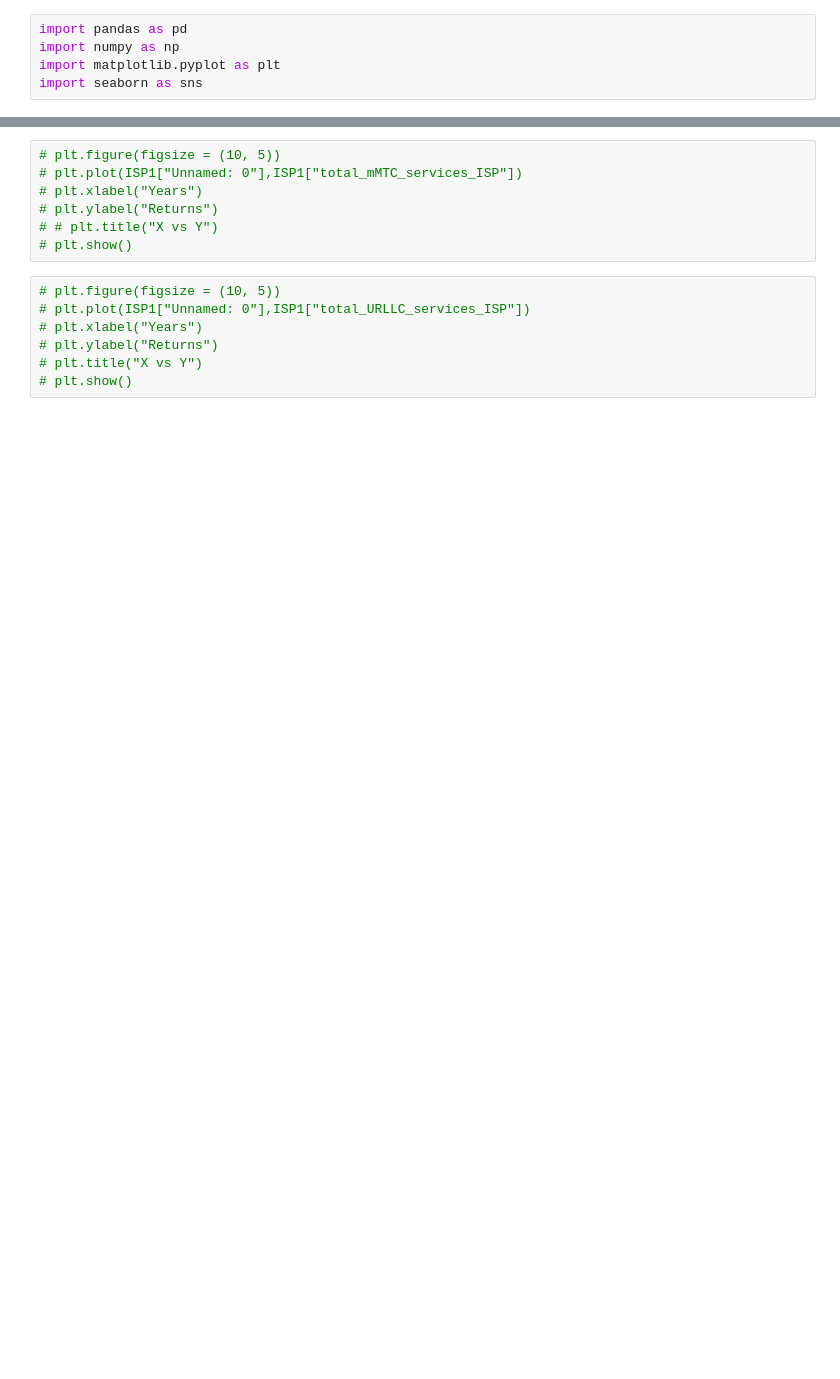
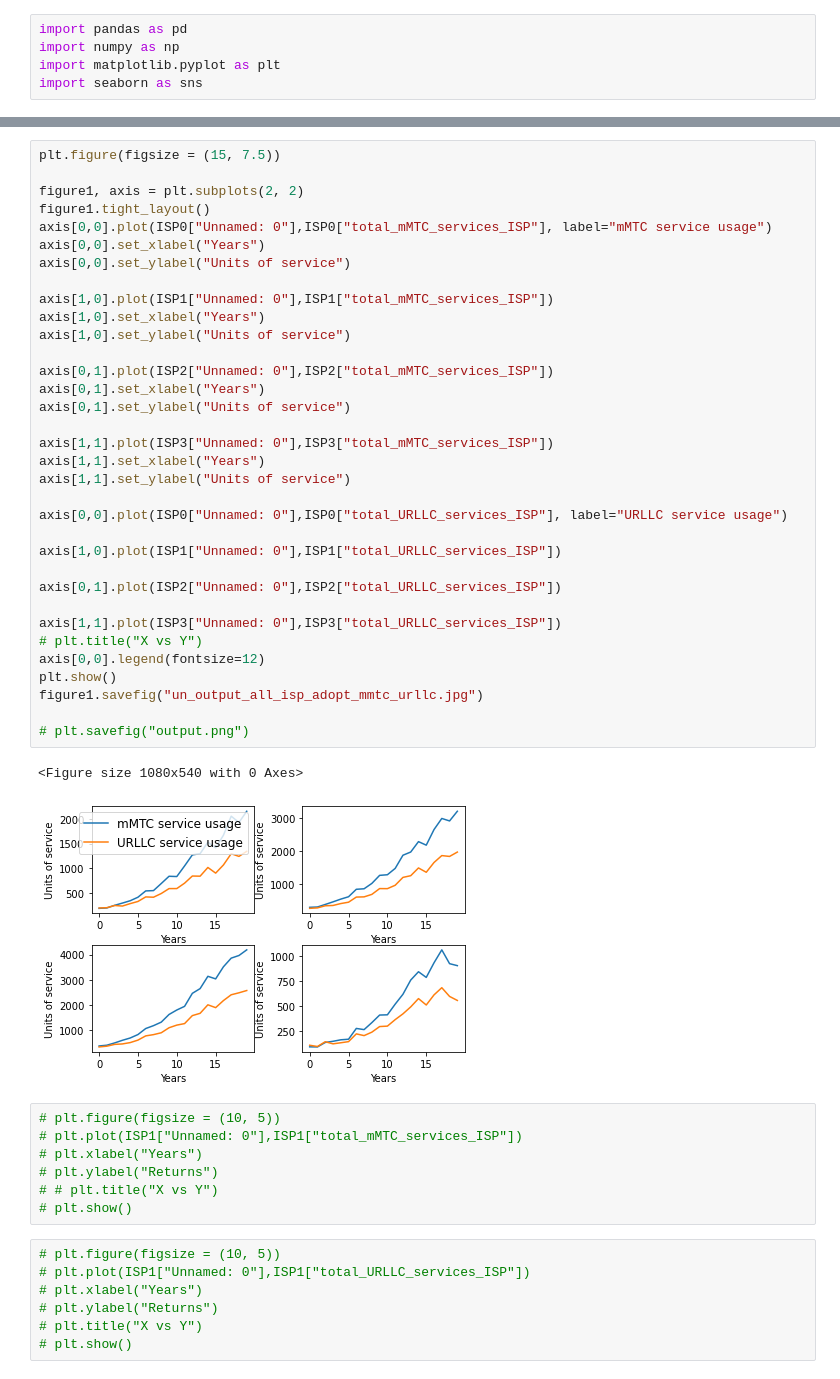
Before and after one commit to frenzytejask98/Thesis, a Jupyter notebook: Viz.ipynb, the cells around one changed output, grey strips where cells are left out. Saved outputs shown, nothing was run; the diff lists cells and outputs as text; blank space fills up the shorter version.

```diff
--- a/Viz.ipynb
+++ b/Viz.ipynb
@@ -103,3 +221,40 @@ figure1.savefig("output_all_isp_adopt.jpg")
+# %%
+plt.figure(figsize = (15, 7.5))
+
+figure1, axis = plt.subplots(2, 2)
+figure1.tight_layout()
+axis[0,0].plot(ISP0["Unnamed: 0"],ISP0["total_mMTC_services_ISP"], label="mMTC service usage")
+axis[0,0].set_xlabel("Years")
+axis[0,0].set_ylabel("Units of service")
+
+axis[1,0].plot(ISP1["Unnamed: 0"],ISP1["total_mMTC_services_ISP"])
+axis[1,0].set_xlabel("Years")
+axis[1,0].set_ylabel("Units of service")
+
+axis[0,1].plot(ISP2["Unnamed: 0"],ISP2["total_mMTC_services_ISP"])
+axis[0,1].set_xlabel("Years")
+axis[0,1].set_ylabel("Units of service")
+
+axis[1,1].plot(ISP3["Unnamed: 0"],ISP3["total_mMTC_services_ISP"])
+axis[1,1].set_xlabel("Years")
+axis[1,1].set_ylabel("Units of service")
+
+axis[0,0].plot(ISP0["Unnamed: 0"],ISP0["total_URLLC_services_ISP"], label="URLLC service usage")
+
+axis[1,0].plot(ISP1["Unnamed: 0"],ISP1["total_URLLC_services_ISP"])
+
+axis[0,1].plot(ISP2["Unnamed: 0"],ISP2["total_URLLC_services_ISP"])
+
+axis[1,1].plot(ISP3["Unnamed: 0"],ISP3["total_URLLC_services_ISP"])
+# plt.title("X vs Y")
+axis[0,0].legend(fontsize=12)
+plt.show()
+figure1.savefig("un_output_all_isp_adopt_mmtc_urllc.jpg")
+
+# plt.savefig("output.png")
+# %% [output]
+<Figure size 1080x540 with 0 Axes>
+[figure, added]
 # %%
 # plt.figure(figsize = (10, 5))
 # plt.plot(ISP1["Unnamed: 0"],ISP1["total_mMTC_services_ISP"])
```
Also changed, not shown: parts of 10 cells of this notebook, 51 other files.
